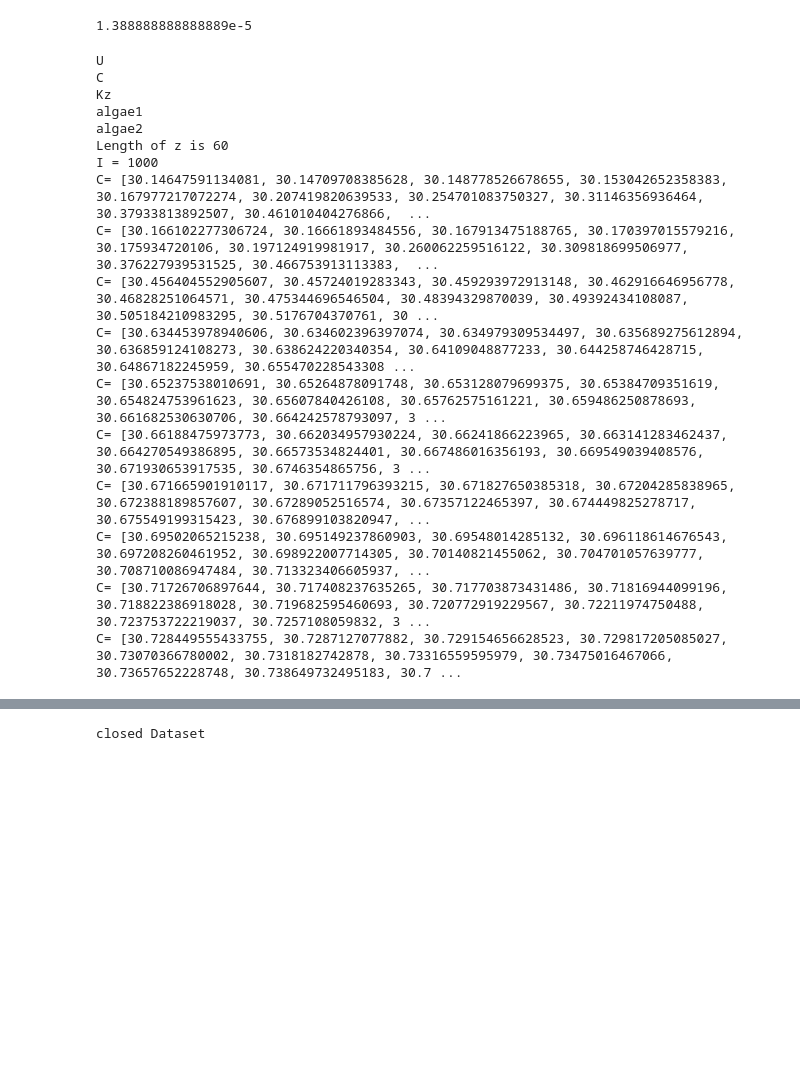
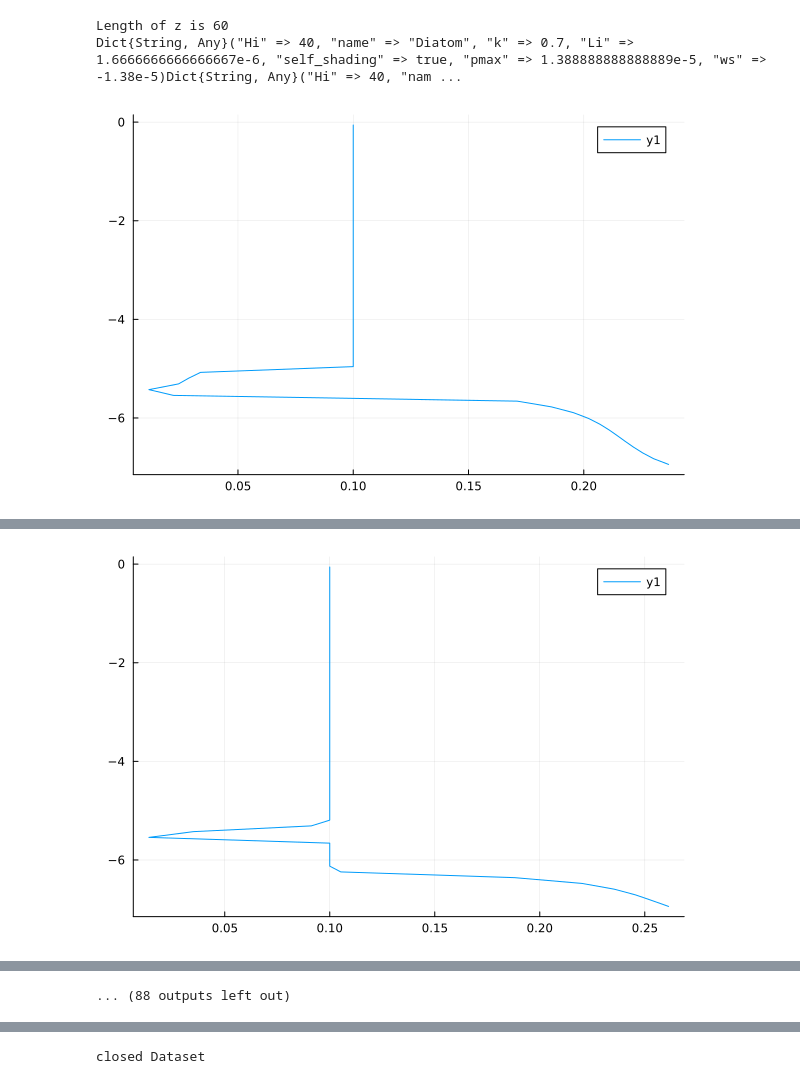
Before and after one commit to sienna-white/1D_JL_Turbulence_Model, a Jupyter notebook: develp-1.ipynb, the cells around one changed output, grey strips where cells are left out. Cells and saved outputs as stored; diff of their text form; code cells hidden in the pictures; blank space fills up the shorter version.

```diff
--- a/develp-1.ipynb
+++ b/develp-1.ipynb
@@ -28,11 +65,4 @@ print(temp)
-# %%
-
-cm2m = 0.01
-hr2s = 1/3600
-# %% [output]
-1.388888888888889e-5
 # %%
-
 include("calculate_physical_variables.jl")
 include("advance_variables.jl")
 include("phytoplankton.jl")
@@ -44,7 +74,7 @@ N = 60    # number of grid points
 H = 7    # depth (meters)
 dz = H/N  # grid spacing - may need to adjust to reduce oscillations
 dt = 10   # (seconds) size of time step
-M  = 10000
+M  = 50000
 
 # Increments for saving profiles. set to 1 to save all; 10 saves every 10th, etc.
 isave = 1000
@@ -62,6 +92,8 @@ rhoW = 1000                     # Density of water, kg/m^3
 specific_heat_water = 4181      # J/kg-degC
 specific_heat_air = 1007        # J/kg-degC x RH
 c_d = 0.05                      # Drag coefficient [-]
+cm2m = 0.01
+hr2s = 1/3600
 
 #********************** INITIAL CONDITION ***************************
 # Initialize thermocline based on tanh curve
@@ -113,6 +145,10 @@ algae2 = Dict("k" => 0.034,              # specific light attenuation coefficien
 # Cyanobacteria = 1.38e-4 m/s
 # '''
 
+print(algae1)
+print(algae2)
+
+
 #***************************************************************************
 #   Initialize variables
 #***************************************************************************
@@ -137,6 +173,7 @@ variables = Dict("U" => U, "C" => C, "N_BV2" => N_BV2,
                 "Kq" => Kq, "Kz" => Kz, "L" => L)
 
 Times = 1:dt:M*dt
+real_times_saved = []
 
 #***************************************************************************
 
@@ -144,9 +181,17 @@ for i in 1:M
     time = Times[i];
 
     # [1] Advance velocity field
-    pressure = get_pressure_at_timestamp(time, T_Px)
+    pressure = get_pressure_at_timestamp(time, Px0, T_Px)
     ustar = calculate_ustar(U)
-    wind_stress = wind_speed_2_wind_stress(0.1)
+
+    W0 = get_wind_speed(i)
+    I0 = get_light(i)
+    C  = get_temp_field(i)
+    # I0 = diurnal_light(time, I_in, 0, DIURNAL_LIGHT)
+
+    wind_stress = wind_speed_2_wind_stress(W0)
+
+
     U = advance_velocity(variables, pressure, discretization, wind_stress)
 
     #  [2] Advance TKE / Q2
@@ -157,13 +202,14 @@ for i in 1:M
     Q2L = advance_Q2L(variables, ustar, discretization)
 
     #  [4] Advance temperature
-    C = advance_scalar(variables, discretization)
+    # C = advance_scalar(variables, discretization)
 
     # [5] Calculate density from temperature field
     rho = calculate_rho(C, base_temp)
 
     # [6] Calculate Brunt-Vaisala frequency
     N_BV2 = calculate_brunt_vaisala(rho, discretization)
+
 
     # [7] Semi-implicit: Calculate turbulent lengthscale
     L = calculate_lengthscale(Q2, Q2L, N_BV2, discretization)
@@ -173,7 +219,7 @@ for i in 1:M
     # println("algae2 c = ", algae2["c"])
 
     # [8] Advance phytoplankton
-    I0 = diurnal_light(time, I_in, 0, DIURNAL_LIGHT)
+
     light = self_shading(algae1, algae2, I0, background_turbidity, discretization)
 
     # println("i = $i")
@@ -189,51 +235,40 @@ for i in 1:M
     algae1["c"] = advance_algae(variables, algae1, gamma, discretization)
     # println("Algae 1 = ", algae1["c"])
 
     # Algae 2
     gamma = calculate_net_growth(algae2, light, discretization)
     algae2["c"] = advance_algae(variables, algae2, gamma, discretization)
 
     # [9] Pack variables for next timestep
     variables["U"] = U
     variables["C"] = C
 
     variables["N_BV2"] = N_BV2
     variables["Nu"] = nu_t
     variables["Q2"] = Q2
     variables["Q2L"] = Q2L
     variables["Kq"] = Kq
     variables["Kz"] = Kz
     variables["L"] = L
 
     if i % isave == 0
-        print("I = $i \n")
+        print("Real time = $(real_time[i]) \n")
+        p1 = plot(L, -z)
+        display(p1)
+        # @assert false
+        # println("Gamm2 = $gamma")
+        # print("I = $i \n")
         index = div(i, isave)
-        print("C= $C")
         save2output(time, index, "algae1", algae1["c"])
         save2output(time, index, "algae2", algae2["c"])
         save2output(time, index, "U", variables["U"])
         save2output(time, index, "Kz", variables["Kz"])
-
+        save2output(time, index, "C", variables["C"])
+        push!(real_times_saved, real_time[i])
     end
 
-
-
 end
 # %% [output]
-U
-C
-Kz
-algae1
-algae2
 Length of z is 60
-I = 1000
-C= [30.14647591134081, 30.14709708385628, 30.148778526678655, 30.153042652358383, 30.167977217072274, 30.207419820639533, 30.254701083750327, 30.31146356936464, 30.37933813892507, 30.461010404276866,  ...
-C= [30.166102277306724, 30.16661893484556, 30.167913475188765, 30.170397015579216, 30.175934720106, 30.197124919981917, 30.260062259516122, 30.309818699506977, 30.376227939531525, 30.466753913113383,  ...
-C= [30.456404552905607, 30.45724019283343, 30.459293972913148, 30.462916646956778, 30.46828251064571, 30.475344696546504, 30.48394329870039, 30.49392434108087, 30.505184210983295, 30.5176704370761, 30 ...
-C= [30.634453978940606, 30.634602396397074, 30.634979309534497, 30.635689275612894, 30.636859124108273, 30.638624220340354, 30.64109048877233, 30.644258746428715, 30.64867182245959, 30.655470228543308 ...
-C= [30.65237538010691, 30.65264878091748, 30.653128079699375, 30.65384709351619, 30.654824753961623, 30.65607840426108, 30.65762575161221, 30.659486250878693, 30.661682530630706, 30.664242578793097, 3 ...
-C= [30.66188475973773, 30.662034957930224, 30.66241866223965, 30.663141283462437, 30.664270549386895, 30.66573534824401, 30.667486016356193, 30.669549039408576, 30.671930653917535, 30.6746354865756, 3 ...
-C= [30.671665901910117, 30.671711796393215, 30.671827650385318, 30.67204285838965, 30.672388189857607, 30.67289052516574, 30.67357122465397, 30.674449825278717, 30.675549199315423, 30.676899103820947, ...
-C= [30.69502065215238, 30.695149237860903, 30.69548014285132, 30.696118614676543, 30.697208260461952, 30.698922007714305, 30.70140821455062, 30.704701057639777, 30.708710086947484, 30.713323406605937, ...
-C= [30.71726706897644, 30.717408237635265, 30.717703873431486, 30.71816944099196, 30.718822386918028, 30.719682595460693, 30.720772919229567, 30.72211974750488, 30.723753722219037, 30.7257108059832, 3 ...
-C= [30.728449555433755, 30.7287127077882, 30.729154656628523, 30.729817205085027, 30.73070366780002, 30.7318182742878, 30.73316559595979, 30.73475016467066, 30.73657652228748, 30.738649732495183, 30.7 ...
+Dict{String, Any}("Hi" => 40, "name" => "Diatom", "k" => 0.7, "Li" => 1.6666666666666667e-6, "self_shading" => true, "pmax" => 1.388888888888889e-5, "ws" => -1.38e-5)Dict{String, Any}("Hi" => 40, "nam ...
+[figure, added]
@@ -239,0 +276 @@ C= [30.728449555433755, 30.7287127077882, 30.729154656628523, 30.729817205085027
+[figure, added]
@@ -240 +285,2 @@ C= [30.728449555433755, 30.7287127077882, 30.729154656628523, 30.729817205085027
+... (88 outputs left out)
 # %%
```
Also changed, not shown: parts of 8 cells of this notebook, 21 other files.
